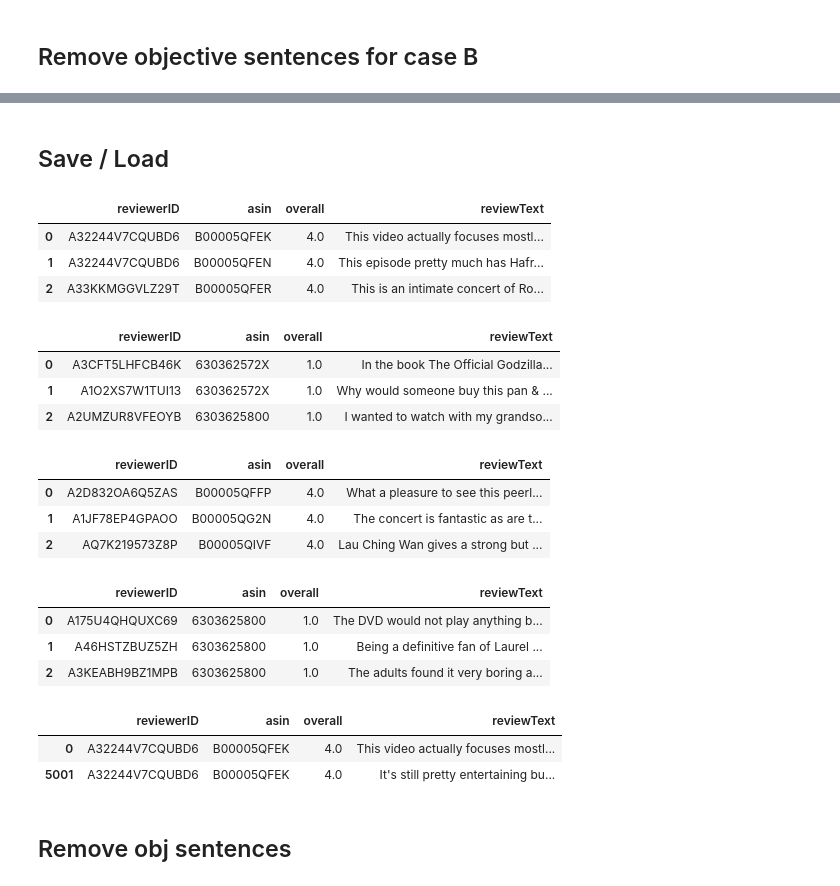
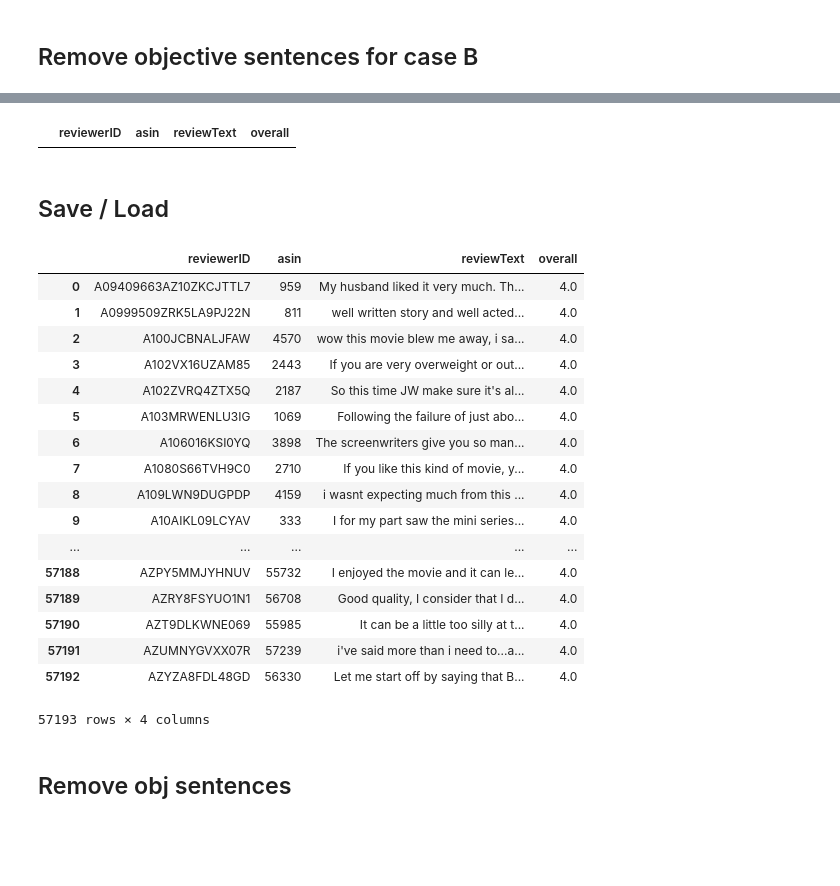
Before and after one commit to j-gd/movie_mood, a Jupyter notebook: src/ab_testing_dev/B_creation.ipynb, the cells around one changed output, grey strips where cells are left out. Saved outputs shown, nothing was run; the diff lists cells and outputs as text; code cells hidden in the pictures; blank space fills up the shorter version.

Commit message:
Remove top 15pt subj, recalls: -1pt

```diff
--- a/src/ab_testing_dev/B_creation.ipynb
+++ b/src/ab_testing_dev/B_creation.ipynb
@@ -64,4 +64,6 @@ for i in ['train','test']:
     for j in ['positive','negative']:
          test_dic[i][j] = train_test_dic0[i][j] \
             .iloc[:math.floor(len(train_test_dic0[i][j].index) * SAMPLE_FRACTION), :] \
-            .drop(['reviewerName', 'helpful', 'summary', 'unixReviewTime', 'reviewTime'], axis=1)
+            .drop(['reviewerName', 'helpful',
+                   'summary', 'unixReviewTime',
+                   'reviewTime'], axis=1)
@@ -127,5 +165,7 @@ res['test']['negative']
 # %%
+DROP_RATIO = 0.15
 CHUNK_SZ = 5000
+
 sent_dfs = {'train':{},'test':{}}
 
 for ttname, tt in test_dic.items():
@@ -135,10 +175,18 @@ for ttname, tt in test_dic.items():
         start = 0
         while start < df.shape[0]:
             end = start + CHUNK_SZ
+            df2 = subj_filter.to_one_sent_per_row(
+                    df.iloc[start:end,:]) \
+                .rename(columns={"sentence": "reviewText"})
             df_list.append(
-                subj_filter.to_one_sent_per_row(
-                    df.iloc[start:end,:]) \
-                .rename(columns={"sentence": "reviewText"}))
+                subj_filter.transform(
+                    df2,
+                    'reviewText',
+                    threshold = None,
+                    debug_level=0,
+                    switch=True,
+                    drop_ratio=DROP_RATIO))
+
             start = end
 
         sent_dfs[ttname][pn] = df_list.pop()
@@ -149,6 +235,8 @@ for ttname, tt in test_dic.items():
 # %%
 df1 = sent_dfs['train']['positive']
 df1[(df1['reviewerID'] == 'A32244V7CQUBD6') & (df1['asin'] == 'B00005QFEK')]
+# %% [output]
+|  | reviewerID | asin | reviewText | overall |
 # %% [markdown]
 ## Save / Load
 # %%
@@ -157,35 +245,34 @@ pickle.dump(sent_dfs, pickle_out)
 # %%
-pickle_in = open(data_path
-                + 'sent_dfs_144k.pkl'
-                , "rb")
-sent_dfs = pickle.load(pickle_in)
+# pickle_in = open(data_path
+#                 + 'sent_dfs_144k.pkl'
+#                 , "rb")
+# sent_dfs = pickle.load(pickle_in)
 # %%
 for ttname, tt in sent_dfs.items():
     for pn, df in tt.items():
         display(df.head(3))
-# %% [output]
-|  | reviewerID | asin | overall | reviewText |
-| 0 | A32244V7CQUBD6 | B00005QFEK | 4.0 | This video actually focuses mostl... |
-| 1 | A32244V7CQUBD6 | B00005QFEN | 4.0 | This episode pretty much has Hafr... |
-| 2 | A33KKMGGVLZ29T | B00005QFER | 4.0 | This is an intimate concert of Ro... |
-|  | reviewerID | asin | overall | reviewText |
-| 0 | A3CFT5LHFCB46K | 630362572X | 1.0 | In the book The Official Godzilla... |
-| 1 | A1O2XS7W1TUI13 | 630362572X | 1.0 | Why would someone buy this pan & ... |
-| 2 | A2UMZUR8VFEOYB | 6303625800 | 1.0 | I wanted to watch with my grandso... |
-|  | reviewerID | asin | overall | reviewText |
-| 0 | A2D832OA6Q5ZAS | B00005QFFP | 4.0 | What a pleasure to see this peerl... |
-| 1 | A1JF78EP4GPAOO | B00005QG2N | 4.0 | The concert is fantastic as are t... |
-| 2 | AQ7K219573Z8P | B00005QIVF | 4.0 | Lau Ching Wan gives a strong but ... |
-|  | reviewerID | asin | overall | reviewText |
-| 0 | A175U4QHQUXC69 | 6303625800 | 1.0 | The DVD would not play anything b... |
-| 1 | A46HSTZBUZ5ZH | 6303625800 | 1.0 | Being a definitive fan of Laurel ... |
-| 2 | A3KEABH9BZ1MPB | 6303625800 | 1.0 | The adults found it very boring a... |
 # %%
 df1 = sent_dfs['train']['positive']
 df1[(df1['reviewerID'] == 'A32244V7CQUBD6') & (df1['asin'] == 'B00005QFEK')]
+df1
 # %% [output]
-|  | reviewerID | asin | overall | reviewText |
-| 0 | A32244V7CQUBD6 | B00005QFEK | 4.0 | This video actually focuses mostl... |
-| 5001 | A32244V7CQUBD6 | B00005QFEK | 4.0 | It's still pretty entertaining bu... |
+|  | reviewerID | asin | reviewText | overall |
+| 0 | A09409663AZ10ZKCJTTL7 | 959 | My husband liked it very much. Th... | 4.0 |
+| 1 | A0999509ZRK5LA9PJ22N | 811 | well written story and well acted... | 4.0 |
+| 2 | A100JCBNALJFAW | 4570 | wow this movie blew me away, i sa... | 4.0 |
+| 3 | A102VX16UZAM85 | 2443 | If you are very overweight or out... | 4.0 |
+| 4 | A102ZVRQ4ZTX5Q | 2187 | So this time JW make sure it's al... | 4.0 |
+| 5 | A103MRWENLU3IG | 1069 | Following the failure of just abo... | 4.0 |
+| 6 | A106016KSI0YQ | 3898 | The screenwriters give you so man... | 4.0 |
+| 7 | A1080S66TVH9C0 | 2710 | If you like this kind of movie, y... | 4.0 |
+| 8 | A109LWN9DUGPDP | 4159 | i wasnt expecting much from this ... | 4.0 |
+| 9 | A10AIKL09LCYAV | 333 | I for my part saw the mini series... | 4.0 |
+| ... | ... | ... | ... | ... |
+| 57188 | AZPY5MMJYHNUV | 55732 | I enjoyed the movie and it can le... | 4.0 |
+| 57189 | AZRY8FSYUO1N1 | 56708 | Good quality, I consider that I d... | 4.0 |
+| 57190 | AZT9DLKWNE069 | 55985 | It can be a little too silly at t... | 4.0 |
+| 57191 | AZUMNYGVXX07R | 57239 | i've said more than i need to...a... | 4.0 |
+| 57192 | AZYZA8FDL48GD | 56330 | Let me start off by saying that B... | 4.0 |
+57193 rows × 4 columns
 # %% [markdown]
 ## Remove obj sentences
```
Also changed, not shown: parts of 15 cells of this notebook, 2 other files.
